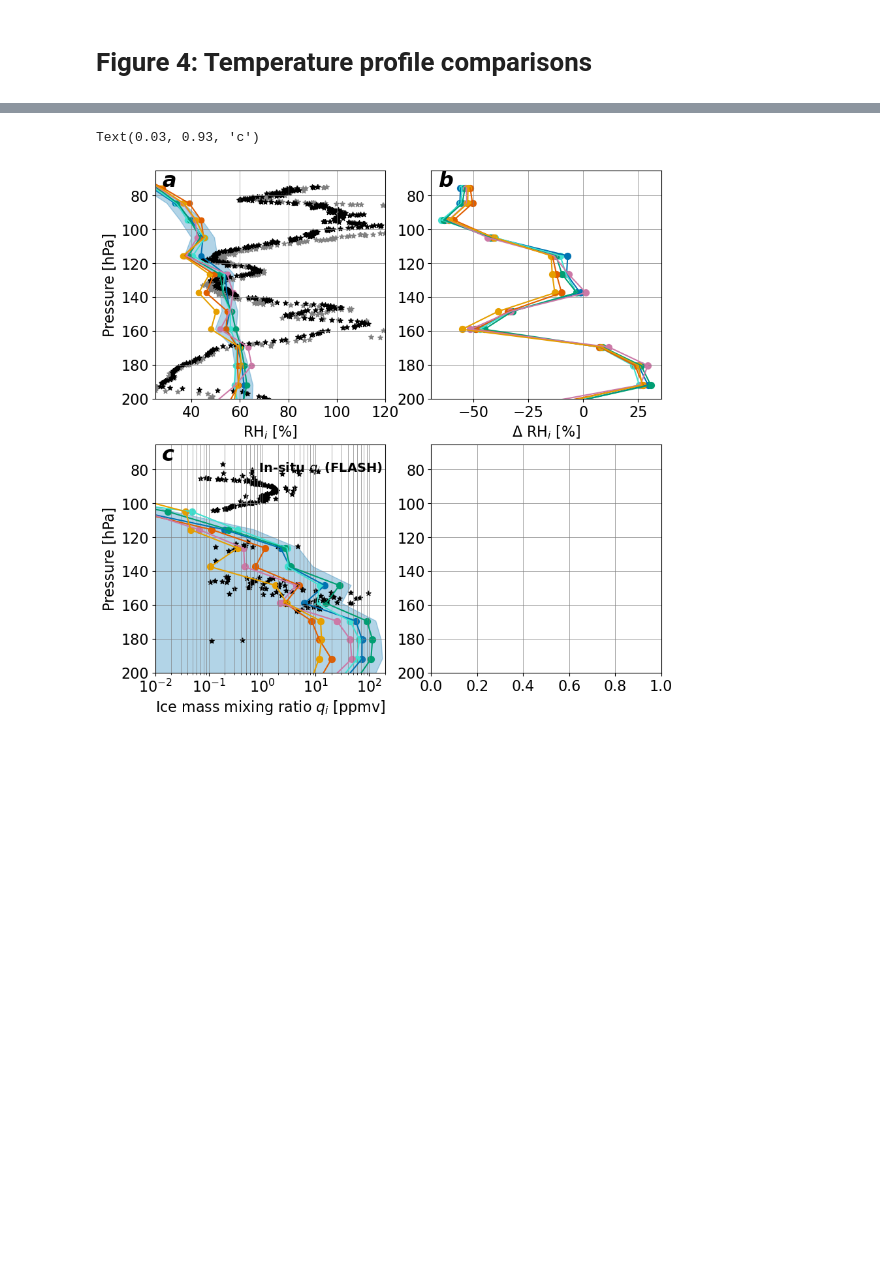
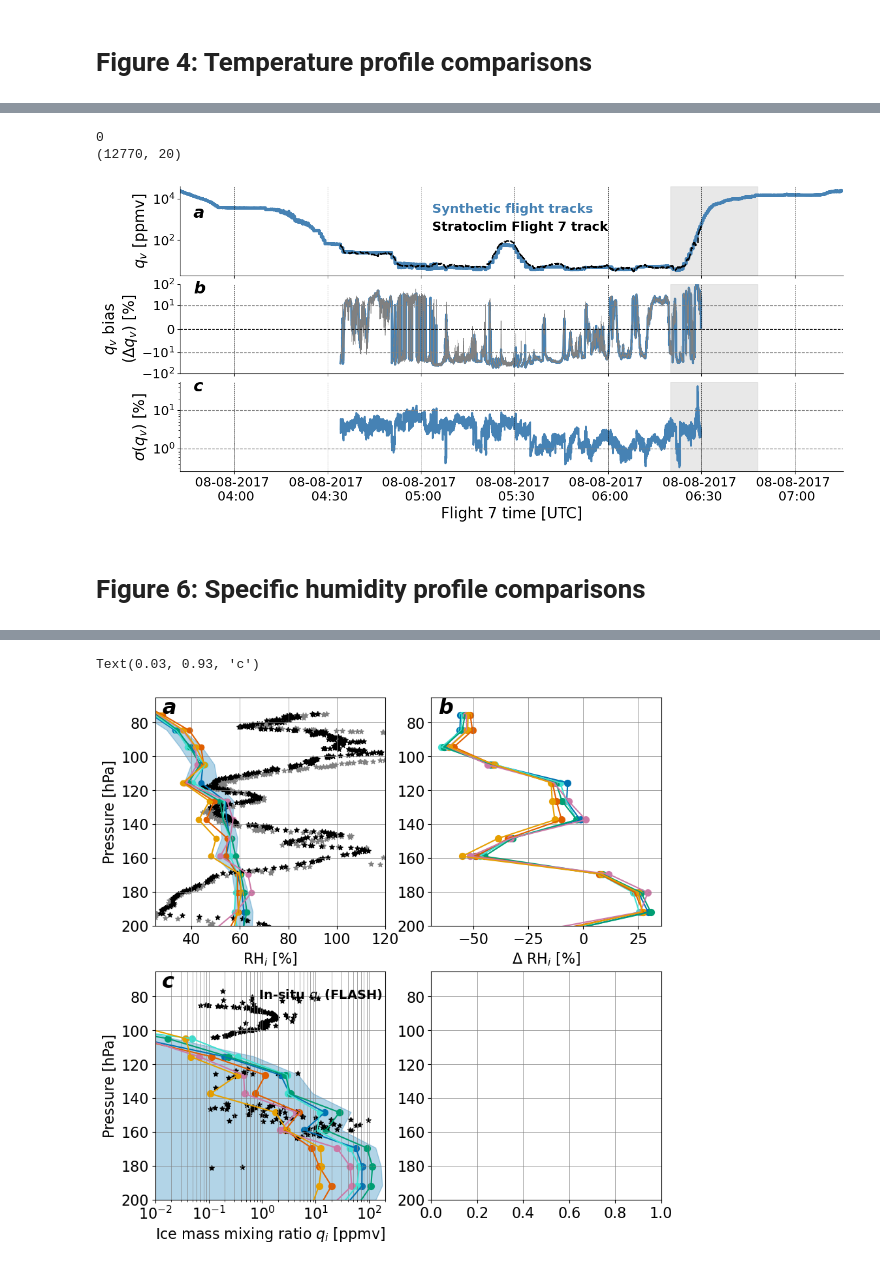
Before and after one commit to sylviasullivan/UTLS-profiles, a Jupyter notebook: Figures_article3.ipynb, the cells around one changed output, grey strips where cells are left out. Cells and saved outputs as stored; diff of their text form; code cells hidden in the pictures; blank space fills up the shorter version.

```diff
--- a/Figures_article3.ipynb
+++ b/Figures_article3.ipynb
@@ -55,7 +58,7 @@ def truncate_colormap(cmap, minval=0.0, maxval=1.0, n=256):
     return(new_cmap)
 # %%
 # MLS data
-bd = '/groups/sylvia/UTLS-profiles/obs/'
+bd = '/groups/sylvia/UTLS-profiles/obs/MLS/'
 filename = 'MLS-Aura_L2GP-Temperature_v05-01-c01_2017d220.he5'
 with h5py.File( bd + filename, 'r' ) as f:
     mls_temperature = f['HDFEOS/SWATHS/Temperature/Data Fields/Temperature'][:]  # (3495, 55)
@@ -487,0 +548,68 @@ plt.show()
+# %%
+# Identify the best trajectory
+qvdiff = (qv_sim - qv_Stratoclim2.values[:, np.newaxis])/qv_Stratoclim2.values[:, np.newaxis] * 100
+jmin = np.argmin( np.abs(qvdiff), axis=1 )
+most_common_jmin = np.bincount(jmin).argmax()
+best_traj = qvdiff[:, most_common_jmin]
+print( most_common_jmin )
+print( qvdiff.shape )
+# %% [output]
+0
+(12770, 20)
+# %%
+fs = 17
+fig, ax = plt.subplots(nrows=3, ncols=1, figsize=(14,6.5))
+let = ['a', 'b', 'c']
+for a, l, i in zip(ax, let, np.arange(6)):
+    a.set_xlim( [t.min(), t.max()] )
+    a.axvspan( np.datetime64('2017-08-08T06:20'), np.datetime64('2017-08-08T06:48'), color='lightgray', alpha=0.5 )
+    sexy_axes(a, fs=fs, r=False)
+    if i == 0:
+        a.text(0.02, 0.65, l, weight='bold', style='italic', fontsize=fs+5, transform=a.transAxes)
+    else:
+       a.text(0.02, 0.9, l, weight='bold', style='italic', fontsize=fs+5, transform=a.transAxes)
+    if i < 2:
+        a.set_xticklabels([])
+
+qvm = np.nanmean( qv_sim, axis=1 )
+qvstd = np.nanstd( qv_sim, axis=1 )
+
+ax[0].plot(t, qvm, color='steelblue', lw=4)
+ax[0].plot(t_Stratoclim, qv_Stratoclim2, color='k', lw=2, ls='--')
+ax[0].set_yscale( 'log' )
+ax[0].set_ylabel(r'$q_v$ [ppmv]', fontsize=fs+3)
+ax[0].text(0.38, 0.5, 'Stratoclim Flight 7 track', weight='bold', fontsize=fs, transform=ax[0].transAxes)
+ax[0].text(0.38, 0.7, 'Synthetic flight tracks',  weight='bold', fontsize=fs, color='steelblue', transform=ax[0].transAxes)
+
+ax[1].plot(t, (qvm - qv_Stratoclim2)/qv_Stratoclim2 * 100, color='steelblue', linewidth=3)
+ax[1].plot(t, best_traj, color='gray', lw=0.5)
+ax[1].axhline( y=0, color='k', ls='--', lw=1 )
+ax[1].axhline( y=10, color='gray', ls='--', lw=1 )
+ax[1].axhline( y=-10, color='gray', ls='--', lw=1 )
+ax[1].set_ylabel(r'$q_v$ bias'
+                 '\n'
+                 '($\Delta q_v$) [%]', fontsize=fs+3)
+ax[1].set_yscale( 'symlog', linthresh=1e1 )
+ax[1].set_ylim( [-100, 100] )
+
+ax[2].plot(t, qvstd/qv_Stratoclim2 * 100, color='steelblue', linewidth=2.5)
+ax[2].set_ylabel(r'$\sigma(q_v)$ [%]', fontsize=fs+3)
+ax[2].set_yscale( 'log' )
+ax[2].axhline( y=1, color='gray', ls='--', lw=1 )
+ax[2].axhline( y=10, color='gray', ls='--', lw=1 )
+ax[2].set_xticklabels(['08-08-2017 \n 04:00', '08-08-2017 \n 04:30','08-08-2017 \n 05:00','08-08-2017 \n 05:30',
+    '08-08-2017 \n 06:00','08-08-2017 \n 06:30','08-08-2017 \n 07:00'])
+ax[2].set_xlabel('Flight 7 time [UTC]', fontsize=fs+3)
+
+for xtick in ax[2].get_xticks():
+    for a in ax:
+        a.axvline(x=xtick, color='k', ls='--', lw=0.5)
+
+plt.tight_layout()
+plt.subplots_adjust(hspace=0.1)
+#fig.savefig('output/syn-flight-track-qv.pdf',bbox_inches='tight')
+plt.show()
+# %% [output]
+[figure, added]
+# %% [markdown]
+# Figure 6: Specific humidity profile comparisons
```
Also changed, not shown: parts of 62 cells of this notebook, 2 other files.
